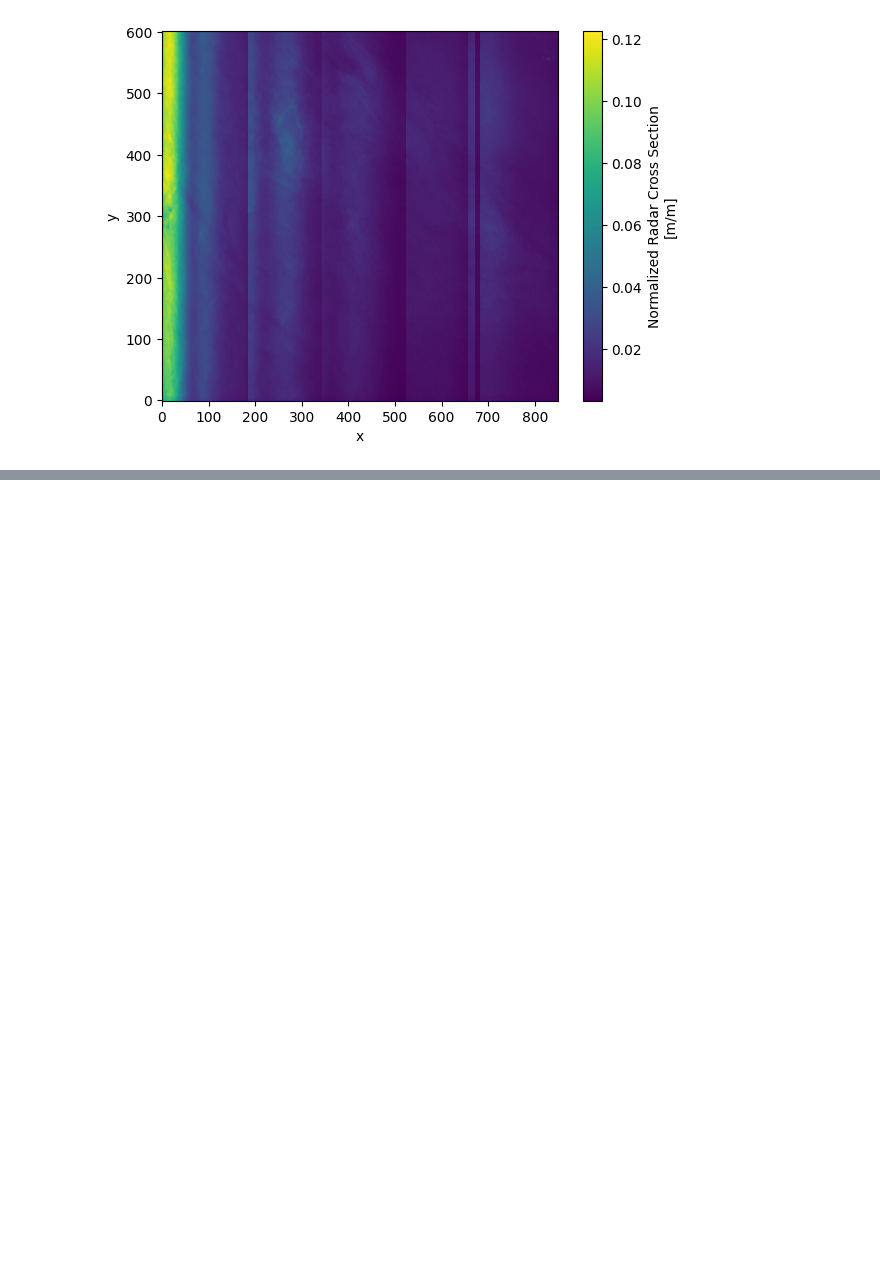
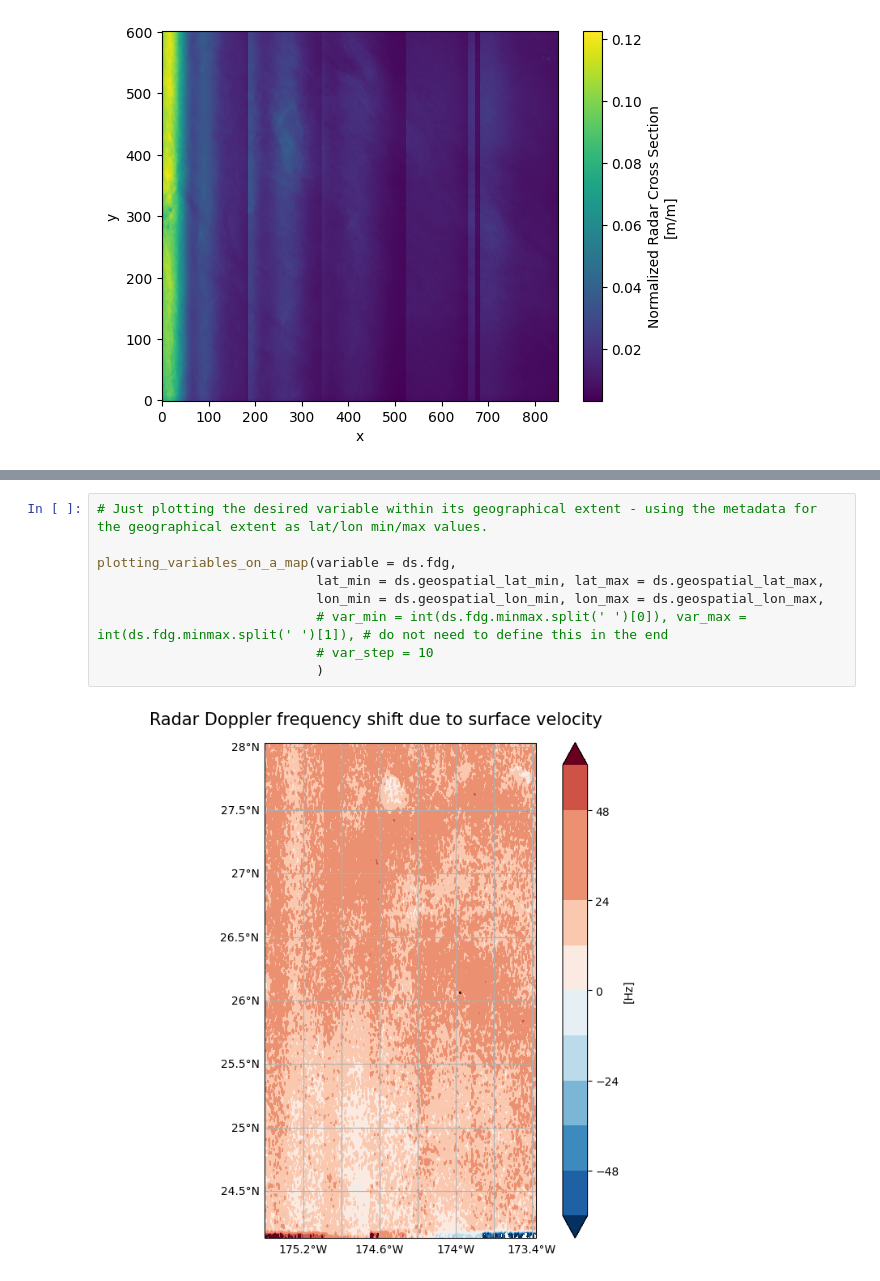
Before and after one commit to metno/MET_SAR-Doppler_User_Guide, a Jupyter notebook: _build/jupyter_execute/notebooks/Plot_Data_on_a_Map.ipynb, the cells around one changed output, grey strips where cells are left out. Cells and saved outputs as stored; diff of their text form; blank space fills up the shorter version.

```diff
--- a/_build/jupyter_execute/notebooks/Plot_Data_on_a_Map.ipynb
+++ b/_build/jupyter_execute/notebooks/Plot_Data_on_a_Map.ipynb
@@ -263,3 +287,14 @@ def plotting_variables_on_a_map(variable, lat_min, lat_max, lon_min, lon_max):
 
     plt.tight_layout()
     plt.show()
+# %%
+# Just plotting the desired variable within its geographical extent - using the metadata for the geographical extent as lat/lon min/max values.
+
+plotting_variables_on_a_map(variable = ds.fdg,
+                            lat_min = ds.geospatial_lat_min, lat_max = ds.geospatial_lat_max,
+                            lon_min = ds.geospatial_lon_min, lon_max = ds.geospatial_lon_max,
+                            # var_min = int(ds.fdg.minmax.split(' ')[0]), var_max = int(ds.fdg.minmax.split(' ')[1]), # do not need to define this in the end
+                            # var_step = 10
+                            )
+# %% [output]
+[figure, added]
```
Also changed, not shown: parts of 21 cells of this notebook, 25 other files.
